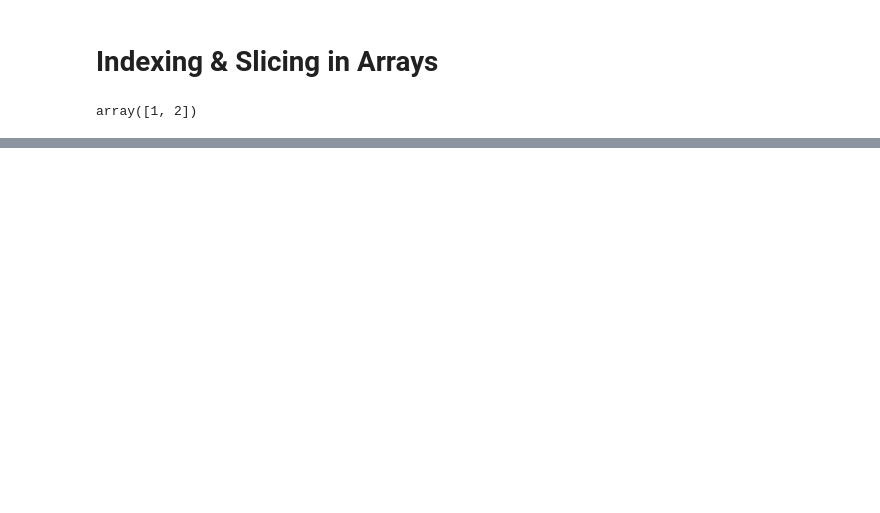
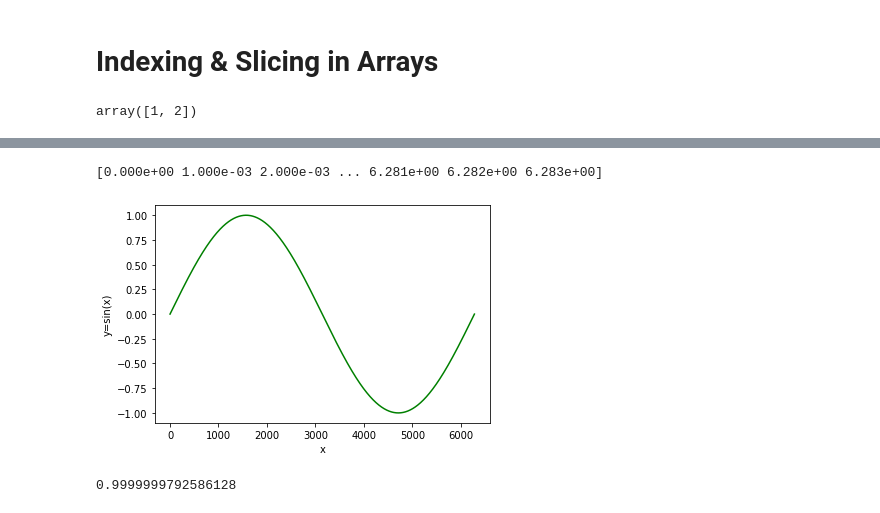
Before and after one commit to harshdhiman-ai/PYPR, a Jupyter notebook: PYPR_2021_EED.ipynb, the cells around one changed output, grey strips where cells are left out. Cells and saved outputs as stored; diff of their text form; code cells hidden in the pictures; blank space fills up the shorter version.

```diff
--- a/PYPR_2021_EED.ipynb
+++ b/PYPR_2021_EED.ipynb
@@ -338,0 +453,16 @@ array([1, 2])
+# %%
+import numpy as np
+import math
+x=np.arange(0,2*math.pi,0.001)  #1-D array, with equally spaced entities
+print(x)
+len(x)
+y=np.sin(x) # returns the sine of array x or sine of entities present in array x
+plt.plot(y,'g')
+plt.xlabel('x')
+plt.ylabel('y=sin(x)')
+plt.show()
+print(np.max(y))
+# %% [output]
+[0.000e+00 1.000e-03 2.000e-03 ... 6.281e+00 6.282e+00 6.283e+00]
+[figure, added]
+0.9999999792586128
```
Also changed, not shown: parts of 16 cells of this notebook.
